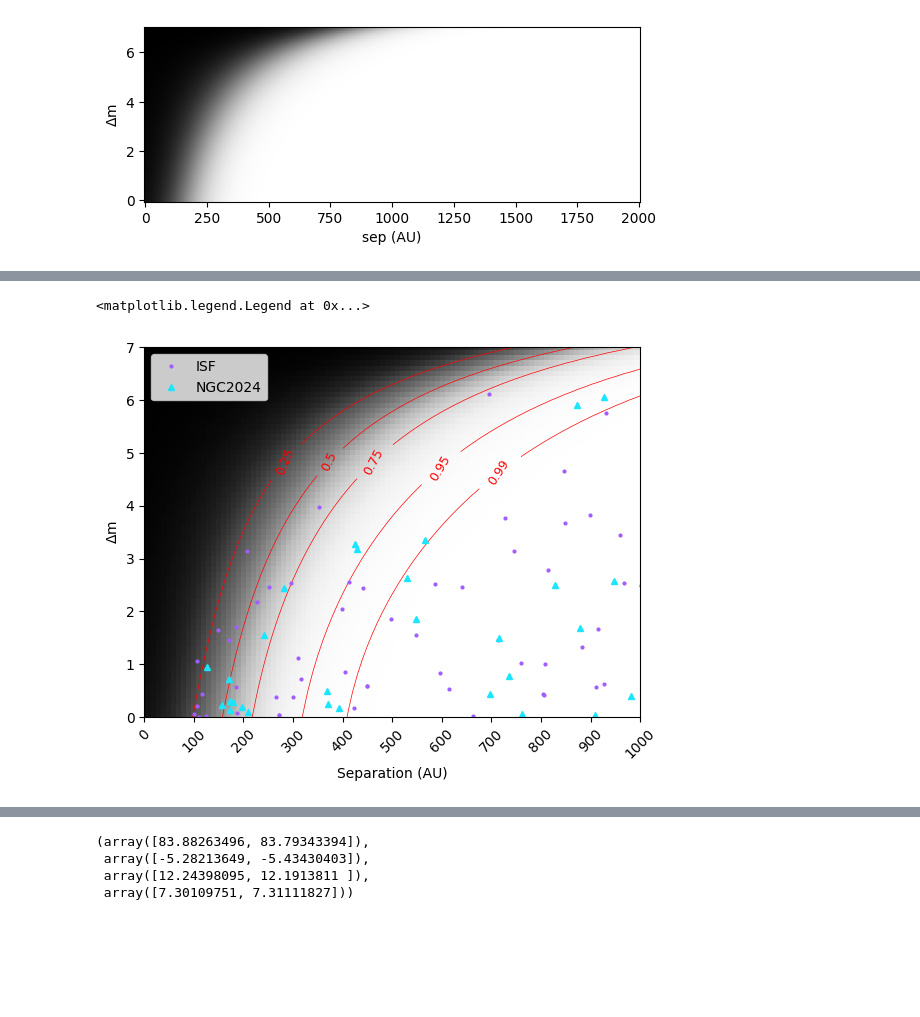
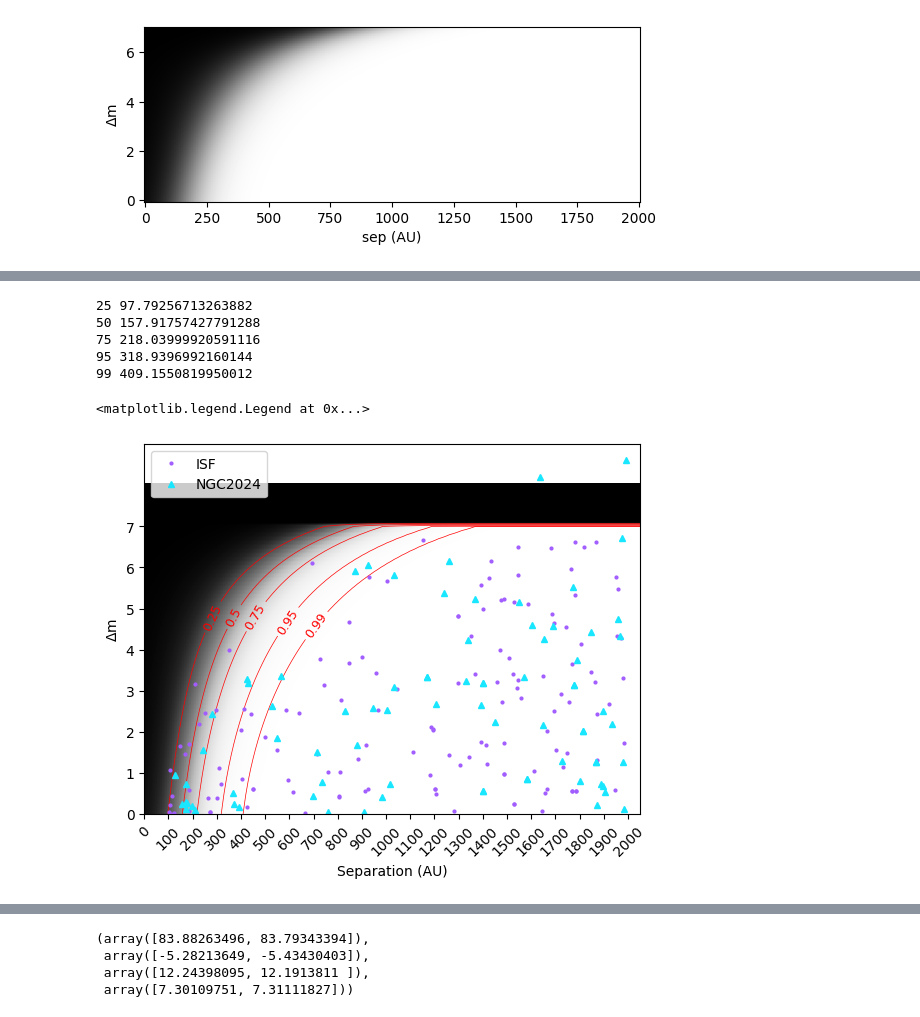
Before and after one commit to PrabhaniR/Artificial_Star_Test, a Jupyter notebook: CF.ipynb, the cells around one changed output, grey strips where cells are left out. Cells and saved outputs as stored; diff of their text form; code cells hidden in the pictures; blank space fills up the shorter version.

```diff
--- a/CF.ipynb
+++ b/CF.ipynb
@@ -127,6 +241,17 @@ write_regf(ra_f2[np.isfinite(ra_f2)], dec_f2[np.isfinite(ra_f2)], 'Final_Catalog
+# %%
+contours = [c25, c50, c75, c95, c99]
+percentages = ['25', '50', '75', '95', '99']
+for i in range(len(contours)):
+    print(str(percentages[i]), contours[i].collections[0].get_paths()[1].vertices[-1][0]*10)
+# %% [output]
+25 97.79256713263882
+50 157.91757427791288
+75 218.03999920591116
+95 318.9396992160144
+99 409.1550819950012
 # %%
-dms = np.arange(0, 7.01, 1/10)
-seps = np.arange(0, 2001., 100/10)
+dms = np.arange(0, 8.01, 1/10)
+seps = np.arange(0, 2051., 100/10)
 dm_mtx, sep_mtx = np.indices((len(dms), len(seps)))
 #sep_mtx = np.tile(np.arange(0, 2000.1, 0.1), )
 dm_mtx, sep_mtx = (np.flip(dm_mtx,0))/10, 100*(sep_mtx+5)/10
@@ -194,47 +319,65 @@ m_yso   = m_cat[i_yso]
 i_tested = np.array([])
 N_cand   = np.array([])
 
 d_comp = np.array([])
 dm_comp = np.array([])
 r_comp = np.array([])
 dc_comp = np.array([])
 mag_prim = np.array([])
 
 for i in range(N_total):
     #Making a catalog object using YSO
     c1       = SkyCoord(ra=ra_yso[i]*u.degree, dec=dec_yso[i]*u.degree, distance=400.*u.pc, frame='fk5')
     sep_     = c2.separation(c1).arcsec*400.
     i_obj_,  = np.where((sep_>=r1_comp)&(sep_<=r2_comp)&(m_cat>10.5))
     n_obj    = len(i_obj_)
 
     if (n_obj>0)&(~np.isin(i_yso[i], i_tested))&(m_yso[i]<19.)&(m_yso[i]>12.):
-        ra_sys  = np.append(ra_yso[i], ra_cat[i_obj_])
-        dec_sys = np.append(dec_yso[i], dec_cat[i_obj_])
-        m_sys   = np.append(m_yso[i], m_cat[i_obj_]) #adding primary and the companions to 1 array
 
         i_prim, = np.where(m_sys==np.min(m_sys))
         i_comp, = np.where(m_sys!=np.min(m_sys))
-        N_cand  = N_cand + len(i_comp)
-        ra_comp, dec_comp = ra_sys[i_comp], dec_sys[i_comp]
-        ra_prim, dec_prim = ra_sys[i_prim], dec_sys[i_prim]
+        #i_comp,  = np.where((np.abs(m_sys[i_comp])-m_sys[i_prim])<=7.0)
+        #if len(i_comp)>0.:
+        #i_comp,  = np.where((np.abs(m_comp)-m_prim)<=14.0)
+        #if len(i_comp):
+
+
         m_prim = m_sys[i_prim]
-        c_comp = SkyCoord(ra=ra_comp*u.degree, dec=dec_comp*u.degree, distance=400.*u.pc, frame='fk5')
+        m_comp = m_sys[i_comp]
 
-        c_prim = SkyCoord(ra=ra_prim*u.degree, dec=dec_prim*u.degree, distance=400.*u.pc, frame='fk5')
-        sep_comp = c_comp.separation(c_prim).arcsec*400.
-        #ax.plot(sep_comp, m_sys[i_comp]-m_prim, '.r')
-        d_comp = np.append(d_comp, sep_comp)
-        dm_comp = np.append(dm_comp, np.abs((m_sys[i_comp]-m_prim)))
-        r_comp, dc_comp = np.append(r_comp, ra_comp), np.append(dc_comp, dec_comp)
-        mag_prim = np.append(mag_prim, np.ones(ra_comp.shape)*m_prim[0])
+        if np.abs(m_comp - m_prim).any() <= 7.0:
+            i_comp = i_comp[np.abs(m_comp - m_prim)<=7.0]
+            m_comp = m_sys[i_comp]
+
+            N_cand  = N_cand + len(m_comp)
+            ra_comp, dec_comp = ra_sys[i_comp], dec_sys[i_comp]
+            ra_prim, dec_prim = ra_sys[i_prim], dec_sys[i_prim]
+            dm_comp = np.append(dm_comp, np.abs((m_comp - m_prim)))
+
+
+            ra_sys  = np.append(ra_yso[i], ra_cat[i_obj_])
+            dec_sys = np.append(dec_yso[i], dec_cat[i_obj_])
+            m_sys   = np.append(m_yso[i], m_cat[i_obj_]) #adding primary and the companions to 1 array
+
+            c_comp = SkyCoord(ra=ra_comp*u.degree, dec=dec_comp*u.degree, distance=400.*u.pc, frame='fk5')
+
+            c_prim = SkyCoord(ra=ra_prim*u.degree, dec=dec_prim*u.degree, distance=400.*u.pc, frame='fk5')
+            sep_comp = c_comp.separation(c_prim).arcsec*400.
+            d_comp = np.append(d_comp, sep_comp)
+
+            r_comp, dc_comp = np.append(r_comp, ra_comp), np.append(dc_comp, dec_comp)
+            mag_prim = np.append(mag_prim, np.ones(ra_comp.shape)*m_prim[0])
 ax.plot(d_comp/10, dm_comp*10, '.', c=category_colors[5], ms=4, label='ISF')
 ax.plot(sep_flame/10, dm_flame*10, '^', c=category_colors[0], ms=4, label='NGC2024')
+#ax.set_ylim(0, 100)
+#ax.set_yticks(np.arange(0, 11, 1))
+#yticks = ax.get_yticks()
 
 ax.set_yticks(np.arange(0, 71, 10), np.arange(0, 8, 1))
-ax.set_ylim(0, 70)
+ax.set_ylim(0, 90)
 
-ax.set_xlim(0, 100)
+ax.set_xlim(0, 205)
 ax.legend()
 # %% [output]
 <matplotlib.legend.Legend at 0x...>
-[figure, old version]
+[figure, new version]
```
Also changed, not shown: parts of 16 cells of this notebook.
